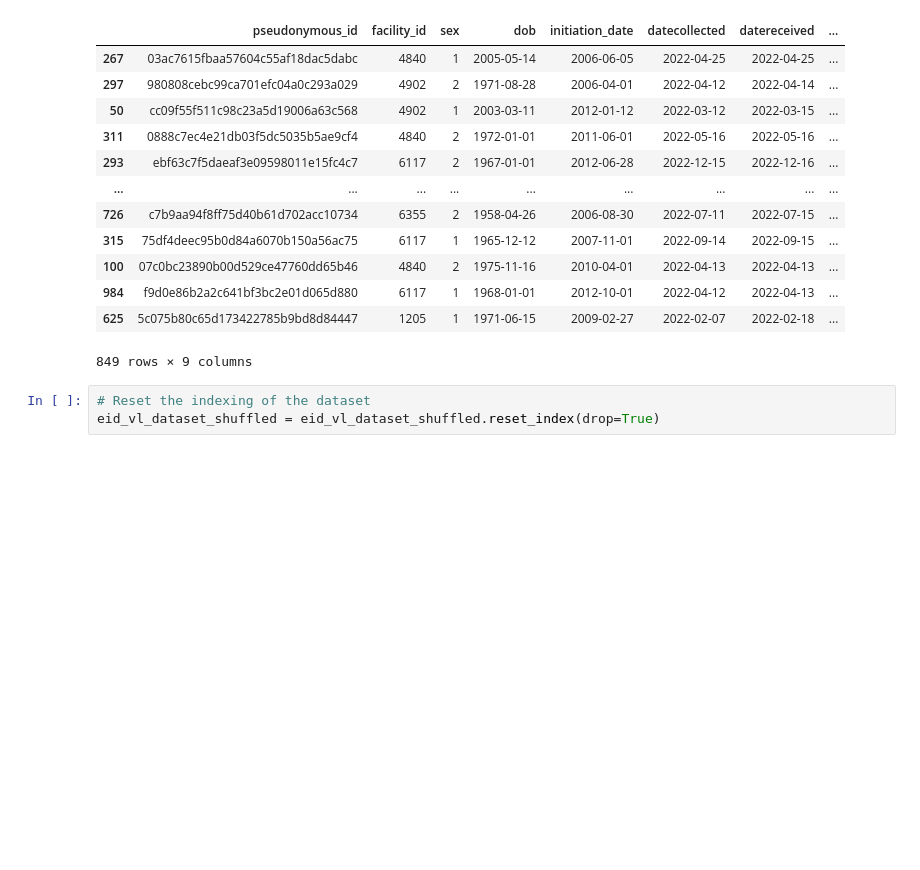
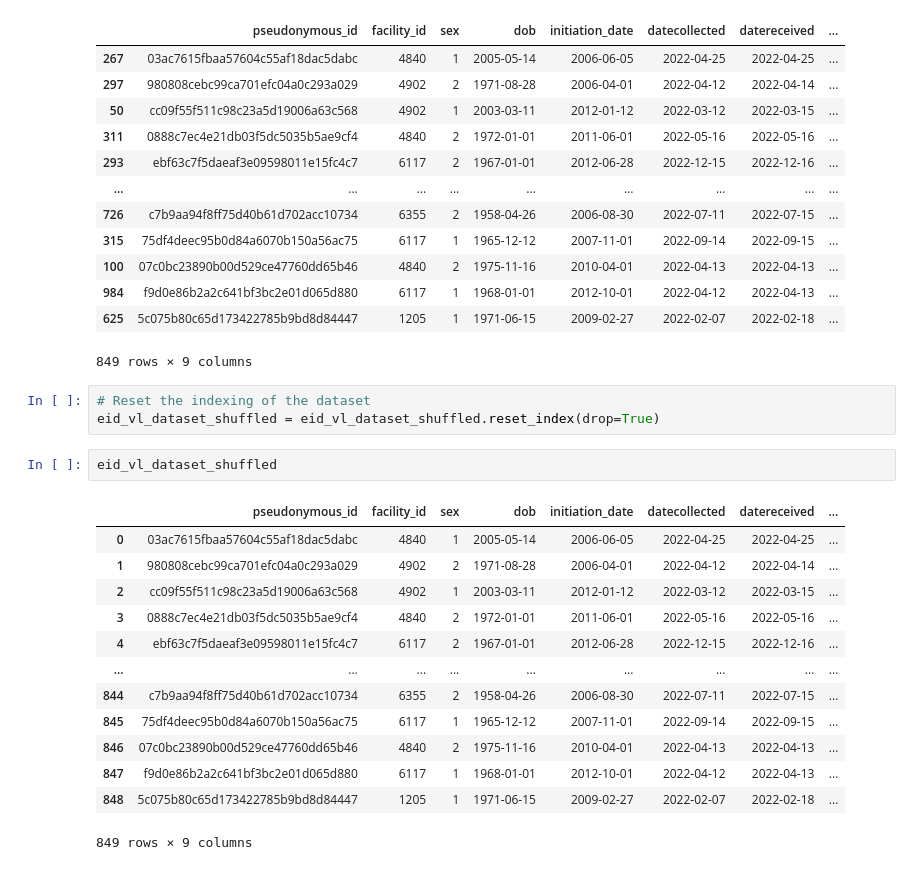
Before and after one commit to blackcode-creator/EID-VL-system-hackthon, a Jupyter notebook: EID-VL.ipynb, the cells around one changed output. Cells and saved outputs as stored; diff of their text form; blank space fills up the shorter version.

```diff
--- a/EID-VL.ipynb
+++ b/EID-VL.ipynb
@@ -104,3 +104,19 @@ eid_vl_dataset_shuffled
 # %%
 # Reset the indexing of the dataset
 eid_vl_dataset_shuffled = eid_vl_dataset_shuffled.reset_index(drop=True)
+# %%
+eid_vl_dataset_shuffled
+# %% [output]
+|  | pseudonymous_id | facility_id | sex | dob | initiation_date | datecollected | datereceived | ... |
+| 0 | 03ac7615fbaa57604c55af18dac5dabc | 4840 | 1 | 2005-05-14 | 2006-06-05 | 2022-04-25 | 2022-04-25 | ... |
+| 1 | 980808cebc99ca701efc04a0c293a029 | 4902 | 2 | 1971-08-28 | 2006-04-01 | 2022-04-12 | 2022-04-14 | ... |
+| 2 | cc09f55f511c98c23a5d19006a63c568 | 4902 | 1 | 2003-03-11 | 2012-01-12 | 2022-03-12 | 2022-03-15 | ... |
+| 3 | 0888c7ec4e21db03f5dc5035b5ae9cf4 | 4840 | 2 | 1972-01-01 | 2011-06-01 | 2022-05-16 | 2022-05-16 | ... |
+| 4 | ebf63c7f5daeaf3e09598011e15fc4c7 | 6117 | 2 | 1967-01-01 | 2012-06-28 | 2022-12-15 | 2022-12-16 | ... |
+| ... | ... | ... | ... | ... | ... | ... | ... | ... |
+| 844 | c7b9aa94f8ff75d40b61d702acc10734 | 6355 | 2 | 1958-04-26 | 2006-08-30 | 2022-07-11 | 2022-07-15 | ... |
+| 845 | 75df4deec95b0d84a6070b150a56ac75 | 6117 | 1 | 1965-12-12 | 2007-11-01 | 2022-09-14 | 2022-09-15 | ... |
+| 846 | 07c0bc23890b00d529ce47760dd65b46 | 4840 | 2 | 1975-11-16 | 2010-04-01 | 2022-04-13 | 2022-04-13 | ... |
+| 847 | f9d0e86b2a2c641bf3bc2e01d065d880 | 6117 | 1 | 1968-01-01 | 2012-10-01 | 2022-04-12 | 2022-04-13 | ... |
+| 848 | 5c075b80c65d173422785b9bd8d84447 | 1205 | 1 | 1971-06-15 | 2009-02-27 | 2022-02-07 | 2022-02-18 | ... |
+849 rows × 9 columns
```
